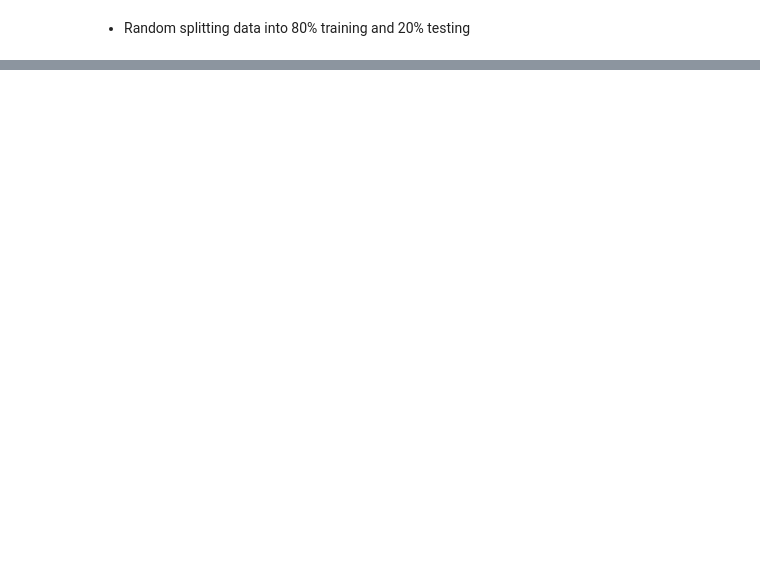
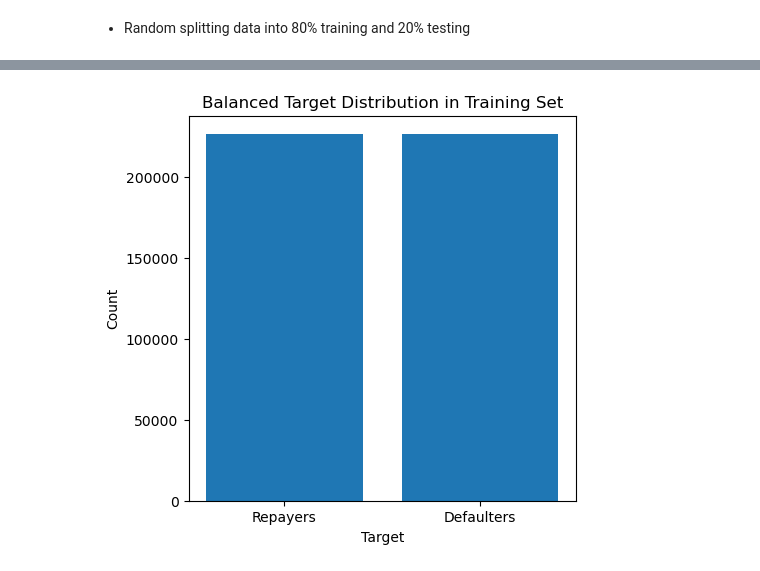
Before and after one commit to youssefg7/Loan-Defaulter, a Jupyter notebook: Loan Defaulter.ipynb, the cells around one changed output, grey strips where cells are left out. Saved outputs shown, nothing was run; the diff lists cells and outputs as text; code cells hidden in the pictures; blank space fills up the shorter version.

```diff
--- a/Loan Defaulter.ipynb
+++ b/Loan Defaulter.ipynb
@@ -758,0 +749,15 @@ X_train, X_test, y_train, y_test = train_test_split(df_app_scaled.drop("TARGET",
+# %%
+smote_X_train, smote_y_train = imblearn.over_sampling.SMOTE().fit_resample(X_train, y_train)
+# %%
+plt.figure(figsize=(5,5))
+counts = smote_y_train.value_counts()
+total = len(X_train)
+plt.bar([0, 1], [counts[0], counts[1]])
+
+plt.title("Balanced Target Distribution in Training Set")
+plt.xticks([0, 1], ["Repayers", "Defaulters"])
+plt.xlabel("Target")
+plt.ylabel("Count")
+plt.show()
+# %% [output]
+[figure, added]
```
Also changed, not shown: parts of 60 cells of this notebook.
